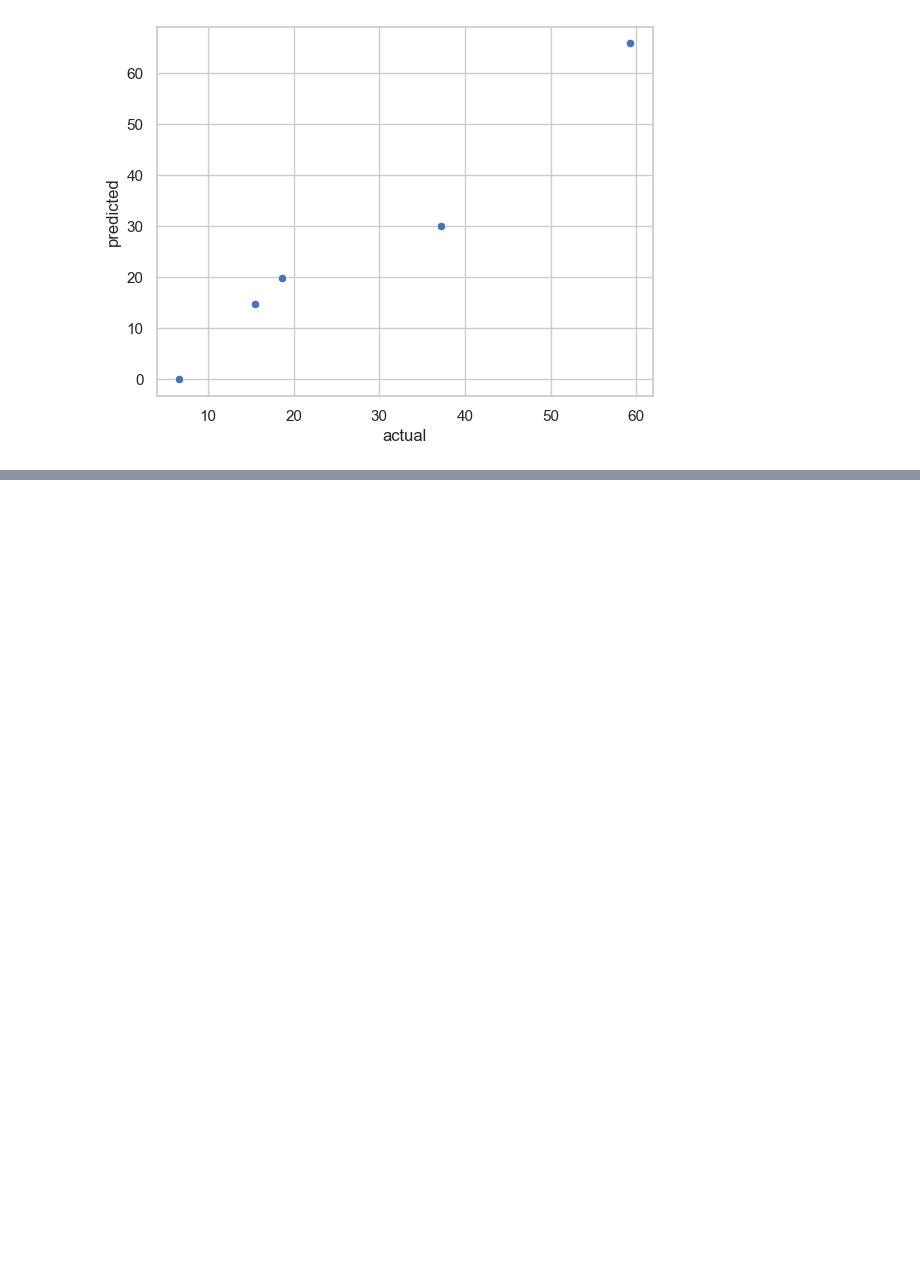
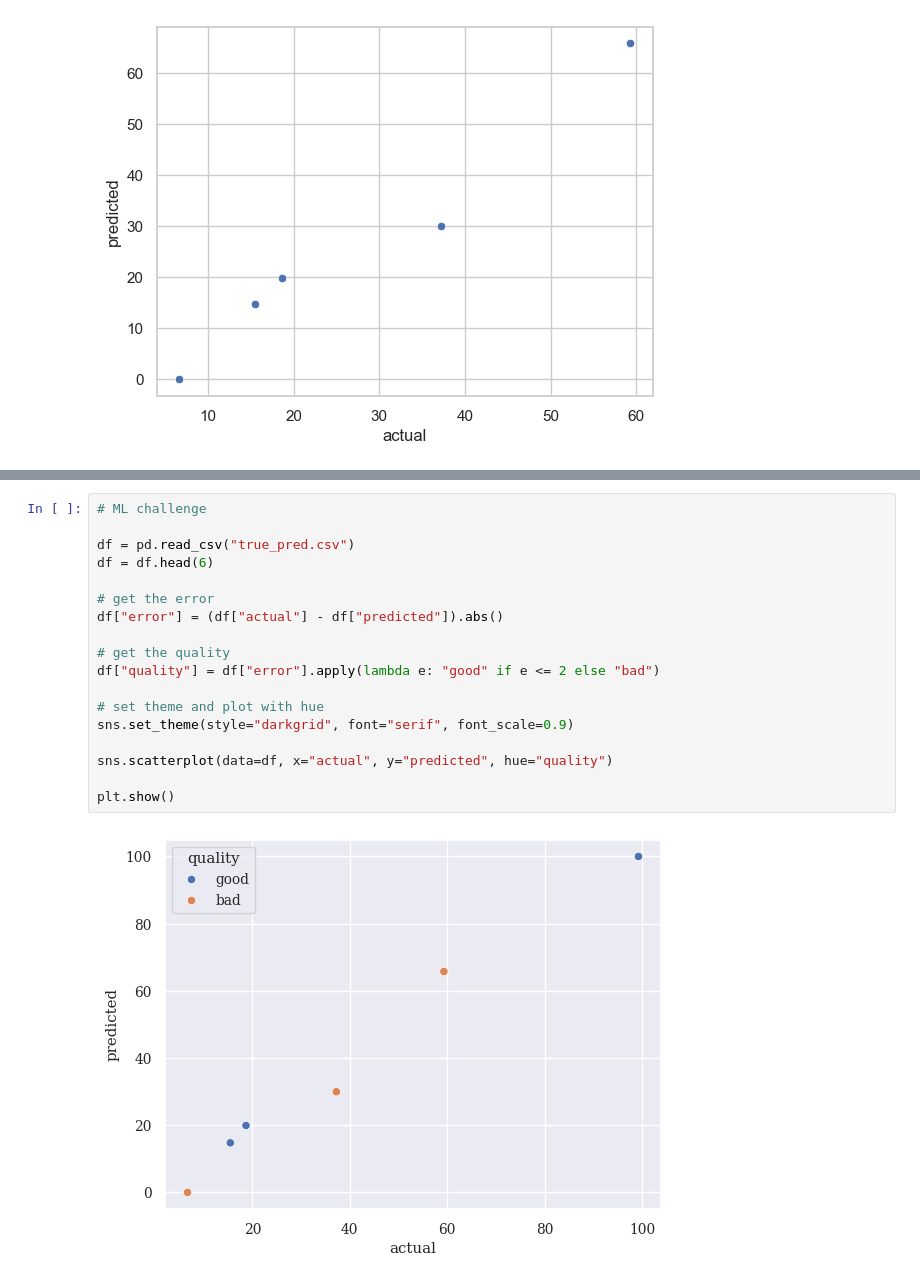
Before and after one commit to AkumaGPT/practice_seaborn, a Jupyter notebook: main.ipynb, the cells around one changed output, grey strips where cells are left out. Cells and saved outputs as stored; diff of their text form; blank space fills up the shorter version.

```diff
--- a/main.ipynb
+++ b/main.ipynb
@@ -31,0 +40,20 @@ df_n
+# %%
+# ML challenge
+
+df = pd.read_csv("true_pred.csv")
+df = df.head(6)
+
+# get the error
+df["error"] = (df["actual"] - df["predicted"]).abs()
+
+# get the quality
+df["quality"] = df["error"].apply(lambda e: "good" if e <= 2 else "bad")
+
+# set theme and plot with hue
+sns.set_theme(style="darkgrid", font="serif", font_scale=0.9)
+
+sns.scatterplot(data=df, x="actual", y="predicted", hue="quality")
+
+plt.show()
+# %% [output]
+[figure, added]
```
Also changed, not shown: parts of 3 cells of this notebook.
